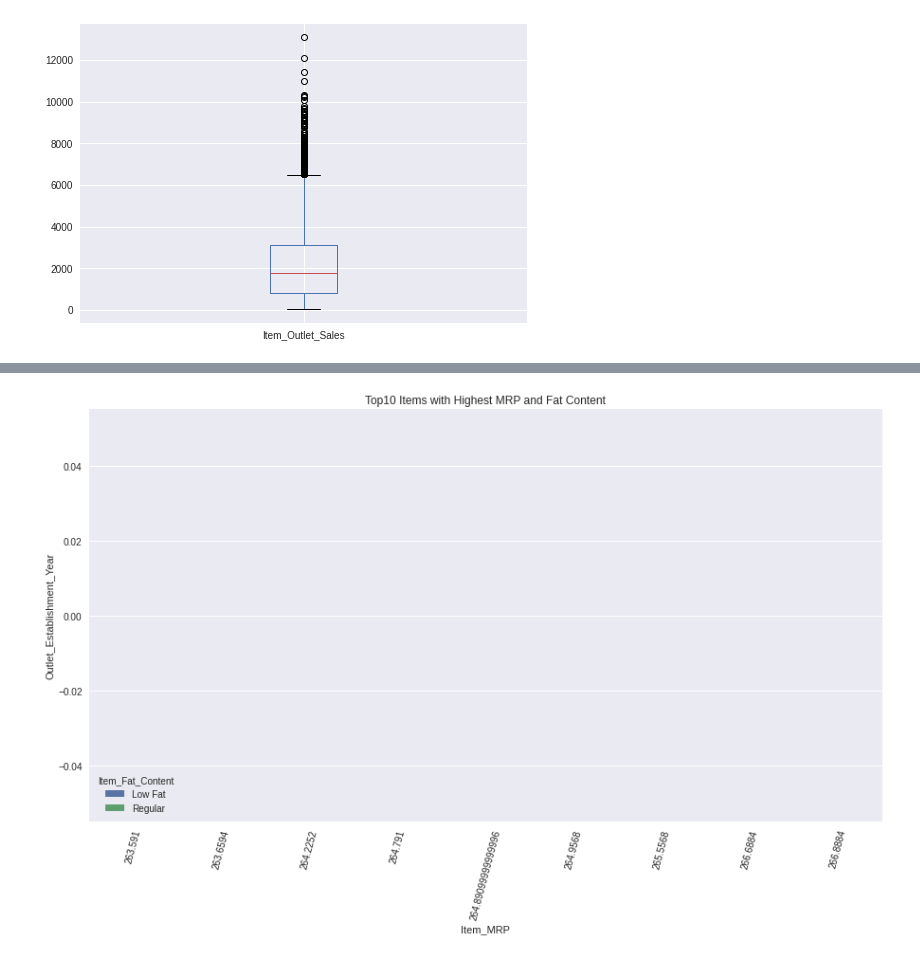
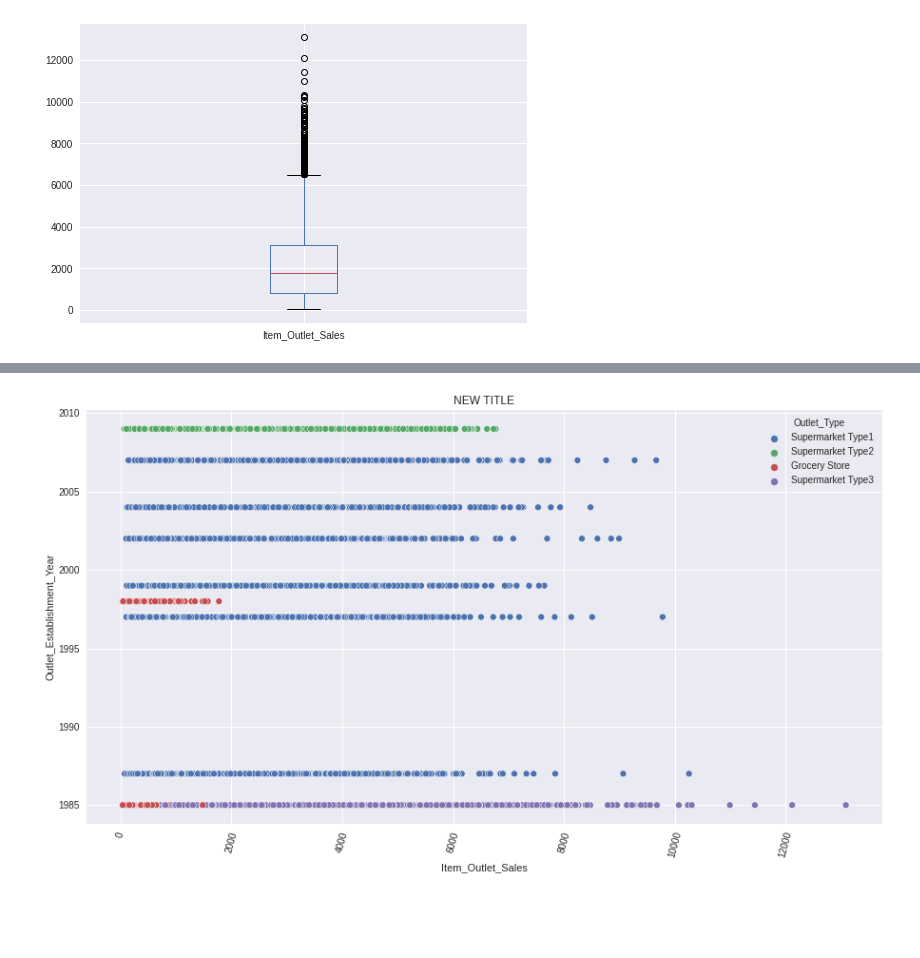
Before and after one commit to robsworld718/food-sales-predictions, a Jupyter notebook: food_sales_predictions.ipynb, the cells around one changed output, grey strips where cells are left out. Cells and saved outputs as stored; diff of their text form; code cells hidden in the pictures; blank space fills up the shorter version.

```diff
--- a/food_sales_predictions.ipynb
+++ b/food_sales_predictions.ipynb
@@ -5,7 +10,7 @@ import matplotlib.pyplot as plt
 import seaborn as sns
 import pandas as pd
 import numpy as np
-filename = '/content/drive/MyDrive/Coding Dojo/Project 1/sales_predictions.csv'
+filename = '/content/sales_predictions.csv'
 # %%
 df = pd.read_csv(filename)
 df.info()
@@ -122,7 +184,3 @@ dtype: float64
 len(df)
 # %% [output]
 8523
-# %%
-df['Item_Weight'].fillna(int(df['Item_Weight'].mean()), inplace=True)
-df['Outlet_Size'].fillna(str(df['Outlet_Size'].mode()), inplace=True)
-df.head(10), (num_missing/ len(df)).sum()
@@ -142,0 +213,3 @@ df.head(10), (num_missing/ len(df)).sum()
+# %%
+# COULD ALSO BE CORRECT CODE
+df['Outlet_Size'].fillna('Medium', inplace=True)
@@ -297,5 +412,3 @@ df['Item_Fat_Content'].value_counts()
 Low Fat    5517
 Regular    3006
 Name: Item_Fat_Content, dtype: int64
-# %%
-df['Item_MRP'] = df['Item_MRP'].astype(float)
@@ -410,7 +541,8 @@ Material_in_Fatcontent
 # %%
 plt.figure(figsize=(15,8))
 plt.xticks(rotation=75)
-plt.title('Top10 Items with Highest MRP and Fat Content')
-ax = sns.barplot(x="Item_MRP", y="Outlet_Establishment_Year", hue=df["Item_Fat_Content"], data=Material_in_Fatcontent)
+plt.title('NEW TITLE')
+ax = sns.scatterplot(x="Item_Outlet_Sales", y="Outlet_Establishment_Year", hue=df["Outlet_Type"], data=df)
+## This graph displays Oulet Sales by establishment year with Supermarket Type3 having the high sale performance.
 # %% [output]
-[figure, old version]
+[figure, new version]
```
Also changed, not shown: parts of 38 cells of this notebook.
